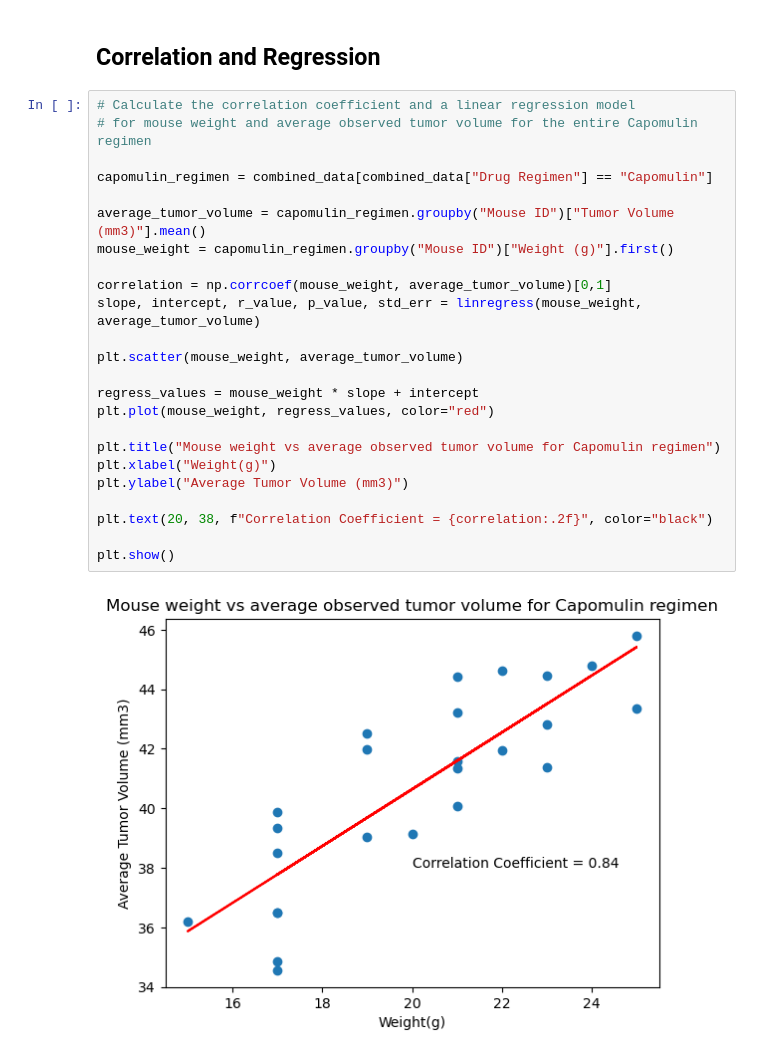
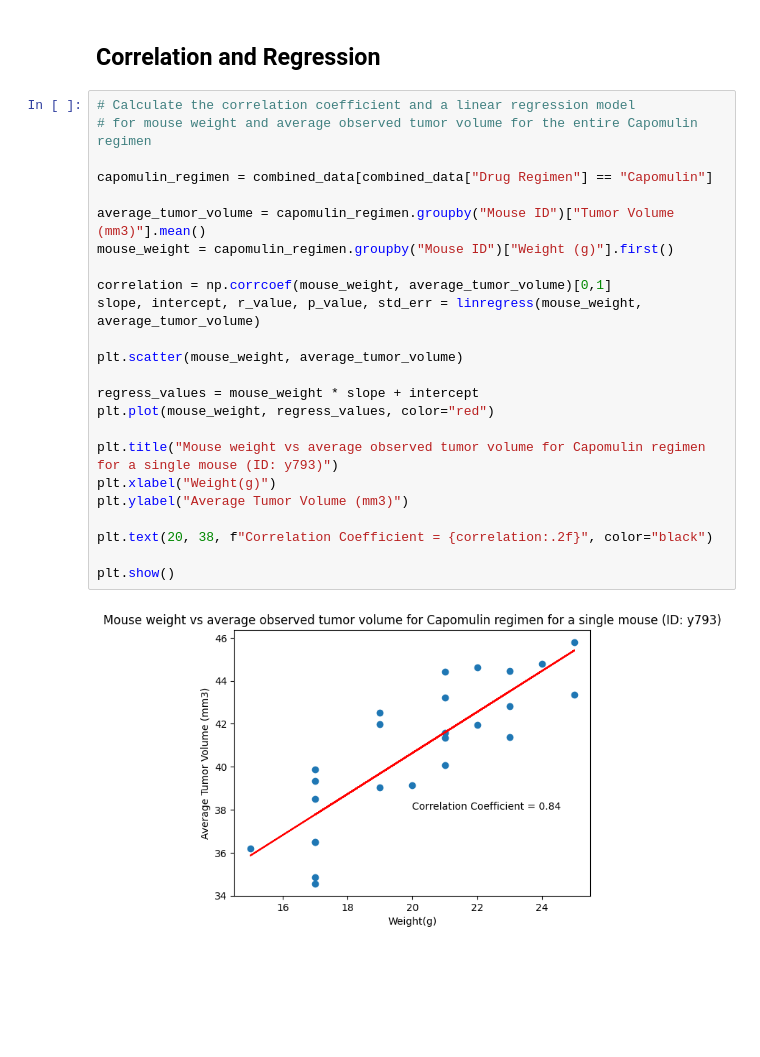
Before and after one commit to Savina-B/Matplotlib-challenge, a Jupyter notebook: pymaceuticals_starter.ipynb, the cells around one changed output. Drawn from its saved outputs; the diff is of its cells as text; blank space fills up the shorter version.

```diff
--- a/pymaceuticals_starter.ipynb
+++ b/pymaceuticals_starter.ipynb
@@ -300,26 +303,26 @@ plt.show()
 # %%
 # Calculate the correlation coefficient and a linear regression model
 # for mouse weight and average observed tumor volume for the entire Capomulin regimen
 
 capomulin_regimen = combined_data[combined_data["Drug Regimen"] == "Capomulin"]
 
 average_tumor_volume = capomulin_regimen.groupby("Mouse ID")["Tumor Volume (mm3)"].mean()
 mouse_weight = capomulin_regimen.groupby("Mouse ID")["Weight (g)"].first()
 
 correlation = np.corrcoef(mouse_weight, average_tumor_volume)[0,1]
 slope, intercept, r_value, p_value, std_err = linregress(mouse_weight, average_tumor_volume)
 
 plt.scatter(mouse_weight, average_tumor_volume)
 
 regress_values = mouse_weight * slope + intercept
 plt.plot(mouse_weight, regress_values, color="red")
 
-plt.title("Mouse weight vs average observed tumor volume for Capomulin regimen")
+plt.title("Mouse weight vs average observed tumor volume for Capomulin regimen for a single mouse (ID: y793)")
 plt.xlabel("Weight(g)")
 plt.ylabel("Average Tumor Volume (mm3)")
 
 plt.text(20, 38, f"Correlation Coefficient = {correlation:.2f}", color="black")
 
 plt.show()
 # %% [output]
-[figure, old version]
+[figure, new version]
```
Also changed, not shown: parts of 5 cells of this notebook.
